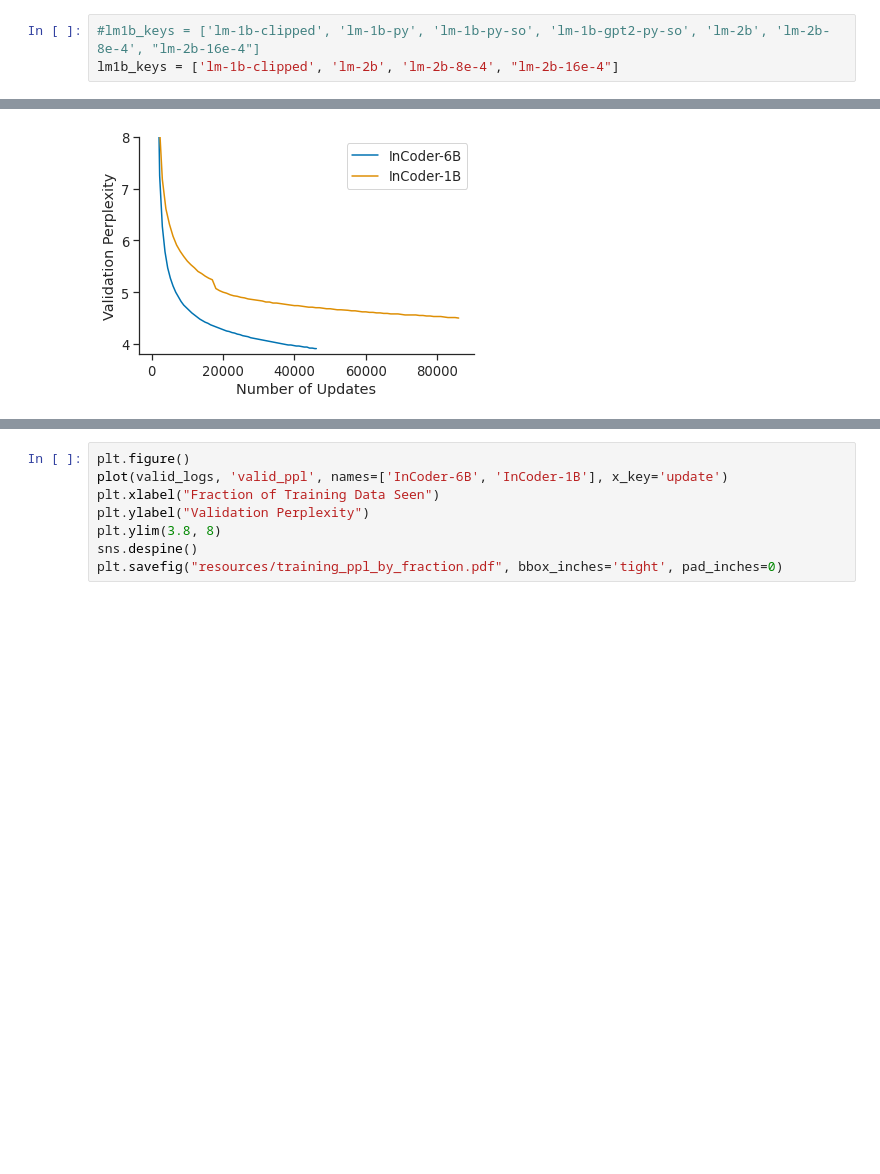
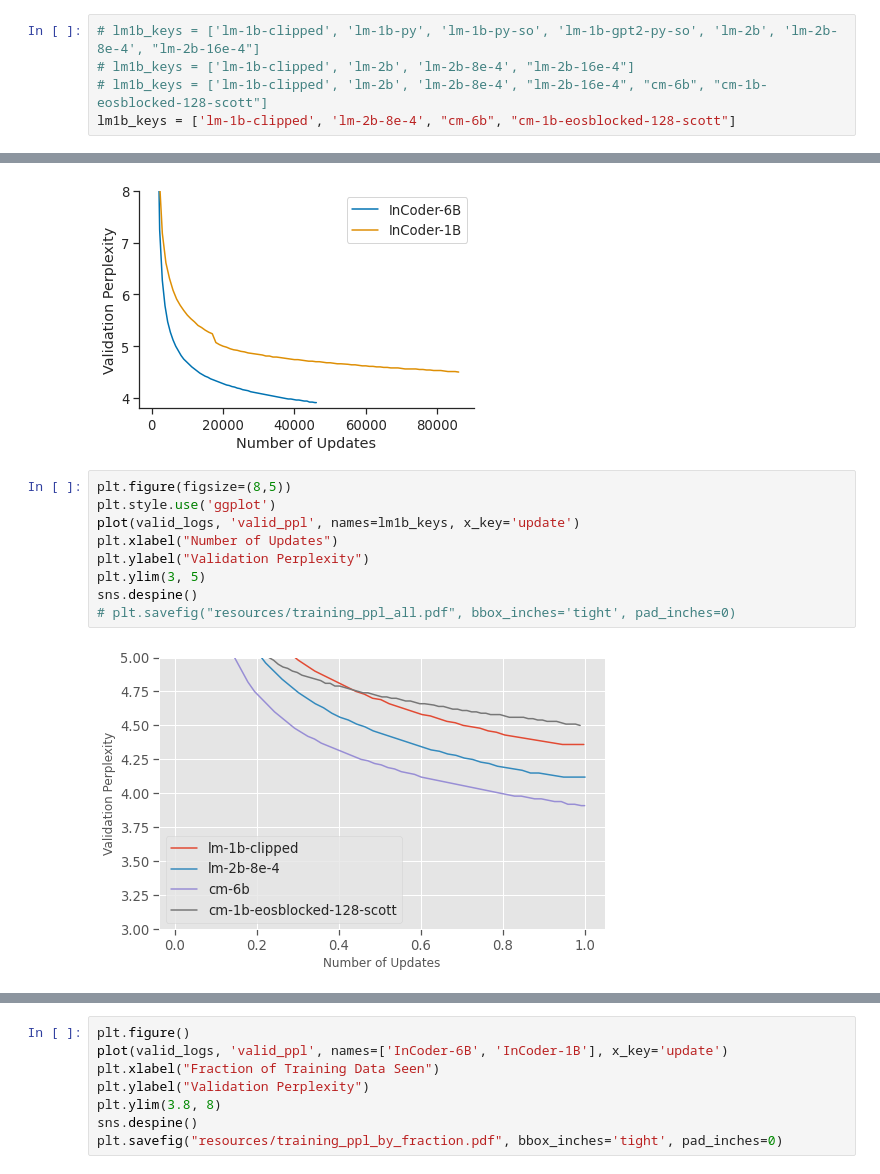
Before and after one commit to Eric-Wallace/codex, a Jupyter notebook: notebooks/logs_dfried.ipynb, the cells around one changed output, grey strips where cells are left out. Cells and saved outputs as stored; diff of their text form; blank space fills up the shorter version.

```diff
--- a/notebooks/logs_dfried.ipynb
+++ b/notebooks/logs_dfried.ipynb
@@ -175,8 +175,10 @@ cm_6B_valid_log
 | 61 | 1 | 1.967 | 2.958232e+09 | 3.91 | 223262 | 1.58819e+06 | 1918.3 | 46132 | ... |
 62 rows × 11 columns
 # %%
-#lm1b_keys = ['lm-1b-clipped', 'lm-1b-py', 'lm-1b-py-so', 'lm-1b-gpt2-py-so', 'lm-2b', 'lm-2b-8e-4', "lm-2b-16e-4"]
-lm1b_keys = ['lm-1b-clipped', 'lm-2b', 'lm-2b-8e-4', "lm-2b-16e-4"]
+# lm1b_keys = ['lm-1b-clipped', 'lm-1b-py', 'lm-1b-py-so', 'lm-1b-gpt2-py-so', 'lm-2b', 'lm-2b-8e-4', "lm-2b-16e-4"]
+# lm1b_keys = ['lm-1b-clipped', 'lm-2b', 'lm-2b-8e-4', "lm-2b-16e-4"]
+# lm1b_keys = ['lm-1b-clipped', 'lm-2b', 'lm-2b-8e-4', "lm-2b-16e-4", "cm-6b", "cm-1b-eosblocked-128-scott"]
+lm1b_keys = ['lm-1b-clipped', 'lm-2b-8e-4', "cm-6b", "cm-1b-eosblocked-128-scott"]
 # %%
 valid_logs.keys()
 # %% [output]
@@ -222,3 +224,14 @@ sns.despine()
 plt.savefig("resources/training_ppl_all.pdf", bbox_inches='tight', pad_inches=0)
 # %% [output]
 [figure]
+# %%
+plt.figure(figsize=(8,5))
+plt.style.use('ggplot')
+plot(valid_logs, 'valid_ppl', names=lm1b_keys, x_key='update')
+plt.xlabel("Number of Updates")
+plt.ylabel("Validation Perplexity")
+plt.ylim(3, 5)
+sns.despine()
+# plt.savefig("resources/training_ppl_all.pdf", bbox_inches='tight', pad_inches=0)
+# %% [output]
+[figure, added]
```
Also changed, not shown: parts of 1 cell of this notebook, 9 other files.
